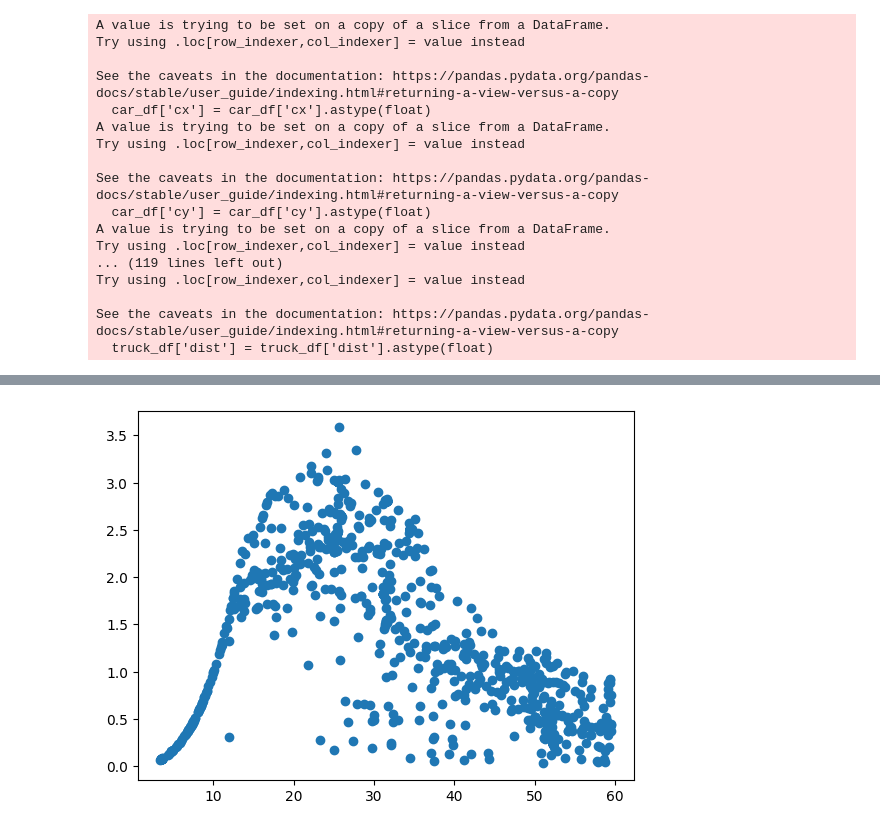
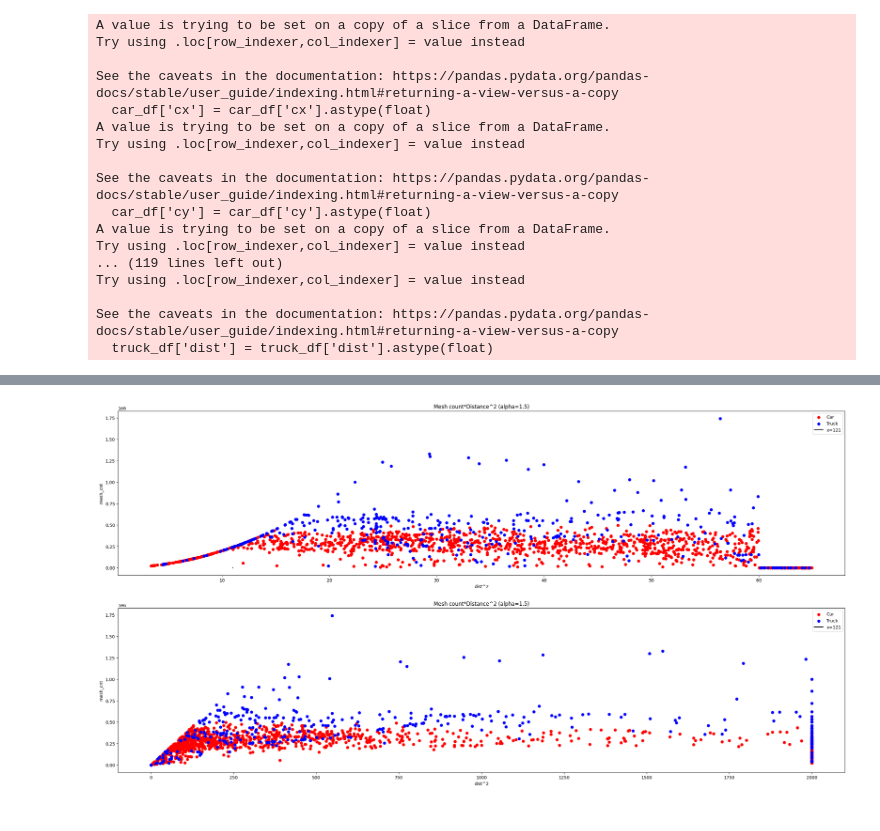
Before and after one commit to Kazawaryu/CARLA_ADA, a Jupyter notebook: test_code/s2/pf_func_test.ipynb, the cells around one changed output, grey strips where cells are left out. Cells and saved outputs as stored; diff of their text form; code cells hidden in the pictures.

```diff
--- a/test_code/s2/pf_func_test.ipynb
+++ b/test_code/s2/pf_func_test.ipynb
@@ -428,12 +434,27 @@ plt.show()
-# %%
-car_df_filtered = car_df[(car_df['dist'] > 0) & (car_df['dist'] <= 60)]
-
-k = 1
-x = car_df_filtered['dist'] / 60
-y = (car_df_filtered['dist']**2 * (car_df_filtered['mesh_cnt'])) /(1e6*(x * np.log(x) + 0.5))
-
-# visualiz,(x,y)
-plt.scatter(car_df_filtered['dist'], y)
-plt.show()
-# %% [output]
-[figure, removed]
+# %%
+fig, (ax1,ax2) = plt.subplots(2,1, figsize=(30, 15))
+
+# Filter the dataframes to only keep points where x < 4000
+car_df_filtered = car_df[car_df['dist'] < 65]
+bus_df_filtered = bus_df[bus_df['dist'] < 65]
+truck_df_filtered = truck_df[truck_df['dist'] < 65]
+
+ax1.scatter(car_df_filtered['dist'], car_df_filtered['mesh_cnt']*car_df_filtered['dist']**2, c='r', label='Car')
+ax1.scatter(truck_df_filtered['dist'], truck_df_filtered['mesh_cnt']*truck_df_filtered['dist']**2, c='b', label='Truck')
+ax1.plot([11, 11], [0, 2000], c='black', label='x=121')
+ax1.legend()
+ax1.set_title('Mesh count*Distance^2 (alpha=1.5)')
+ax1.set_xlabel('dist^2')
+ax1.set_ylabel('mesh_cnt')
+
+ax2.scatter(car_df_filtered['mesh_cnt'], car_df_filtered['mesh_cnt']*car_df_filtered['dist']**2, c='r', label='Car')
+ax2.scatter(truck_df_filtered['mesh_cnt'], truck_df_filtered['mesh_cnt']*truck_df_filtered['dist']**2, c='b', label='Truck')
+ax2.plot([11, 11], [0, 2000], c='black', label='x=121')
+ax2.legend()
+ax2.set_title('Mesh count*Distance^2 (alpha=1.5)')
+ax2.set_xlabel('dist^2')
+ax2.set_ylabel('mesh_cnt')
+
+plt.show()
+# %% [output]
+[figure, added]
```
Also changed, not shown: parts of 5 cells of this notebook, 3 other files.
